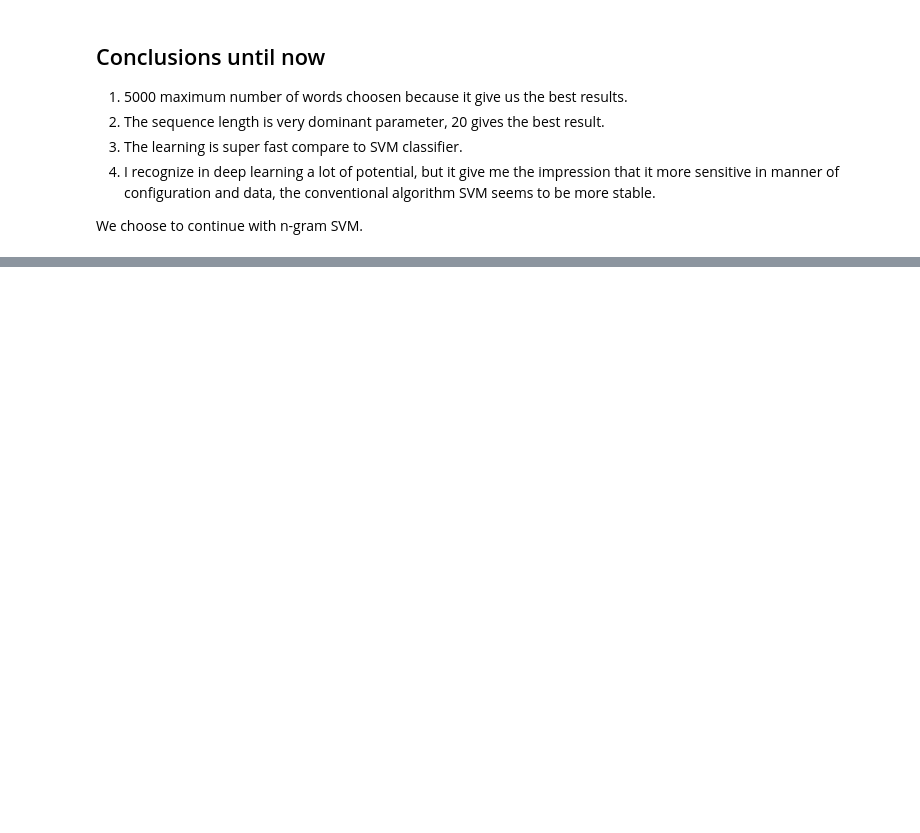
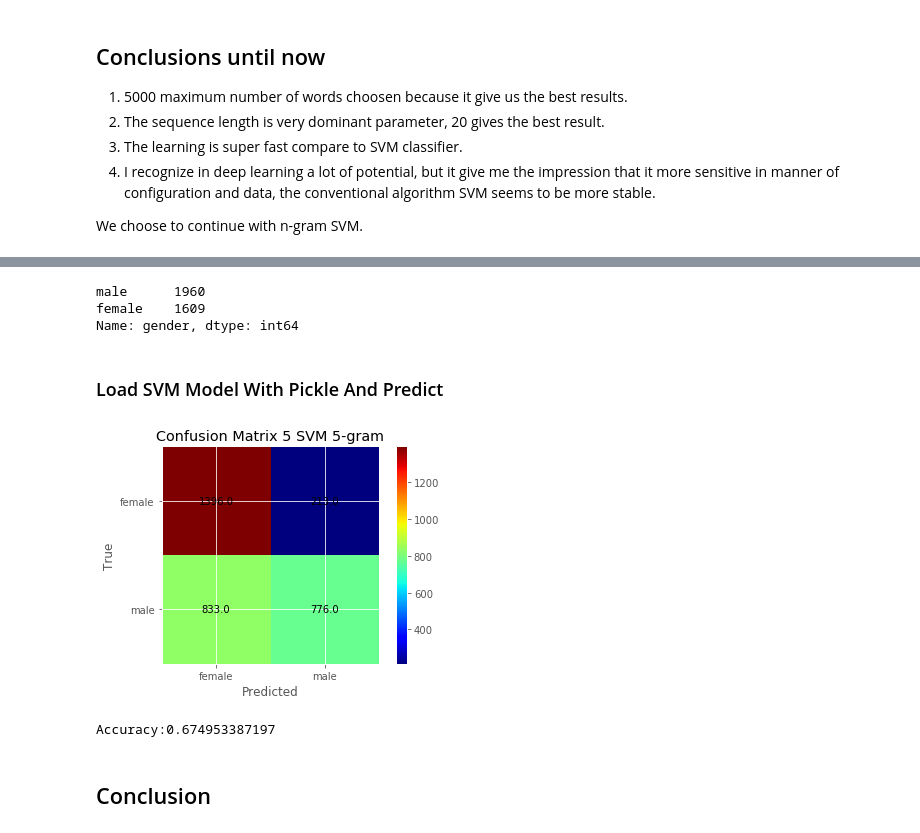
Before and after one commit to zamiramos/TweeterProject, a Jupyter notebook: project.ipynb, the cells around one changed output, grey strips where cells are left out. Saved outputs shown, nothing was run; the diff lists cells and outputs as text; code cells hidden in the pictures; blank space fills up the shorter version.

```diff
--- a/project.ipynb
+++ b/project.ipynb
@@ -886,0 +1103,2 @@ We choose to continue with n-gram SVM.
+# %%
+female_generation_model, female_words_indices, female_indices_words, female_idx = TrainManyToOneGenerationModel(female_tweets_text)
@@ -886,0 +1129,2 @@ We choose to continue with n-gram SVM.
+# %%
+generated_female_tweets = GenerateTweets(female_generation_model, female_words_indices, female_indices_words, female_idx,len(female_tweets['text'])*0.3)
@@ -886,0 +1139,5 @@ We choose to continue with n-gram SVM.
+# %%
+generated_df_male = pd.DataFrame({'text': generated_male_tweets, 'gender': 'male'})
+generated_df_female = pd.DataFrame({'text': generated_female_tweets, 'gender': 'female'})
+generated_df = pd.concat([generated_df_male, generated_df_female], join="inner").reset_index()
+generated_df.describe(include='all')
@@ -886,0 +1157,52 @@ We choose to continue with n-gram SVM.
+# %%
+generated_df['gender'] = generated_df['gender'].astype('category')
+generated_df.gender.value_counts()
+# %% [output]
+male      1960
+female    1609
+Name: gender, dtype: int64
+# %% [markdown]
+### Load SVM Model With Pickle And Predict
+# %%
+def encode_data_target(texts, gender, vectorizer):
+    corpus = np.array(texts.values).tolist()
+    target = np.array(gender.values)
+
+    data = vectorizer.transform(corpus)
+
+    return data, target
+
+
+def PredictGender(df):
+    model_name = 'SVM 5-gram'
+    ngram = 5
+
+    model = pickle.load(open( "SVM_Model_" + str(ngram)+ ".pickle", "rb"))
+    vectorizer = pickle.load(open( "Vectorizer_" + str(ngram)+ ".pickle", "rb"))
+
+    dfReduced = df.copy(deep=True)
+
+    texts, labels = balanced_sample_maker(dfReduced['text'],dfReduced['gender'])
+    data, target = encode_data_target(texts, labels, vectorizer)
+
+    cm = []
+    error = []
+
+    predictions = model.predict(data)
+
+    classes = model.classes_
+    cm.append(confusion_matrix(target, predictions, labels=classes))
+
+    error.append(model.score(data, target))
+    accuracy = np.mean(error)
+    for i in range(0,9):
+        cms = np.mean(cm, axis=0)
+    plot_cnf_matrix(cms, classes, model_name ,ngram)
+    return accuracy
+
+print("Accuracy:" + str(PredictGender(generated_df)))
+# %% [output]
+[figure, added]
+Accuracy:0.674953387197
+# %% [markdown]
+## Conclusion
```
Also changed, not shown: parts of 37 cells of this notebook, 52 other files.
